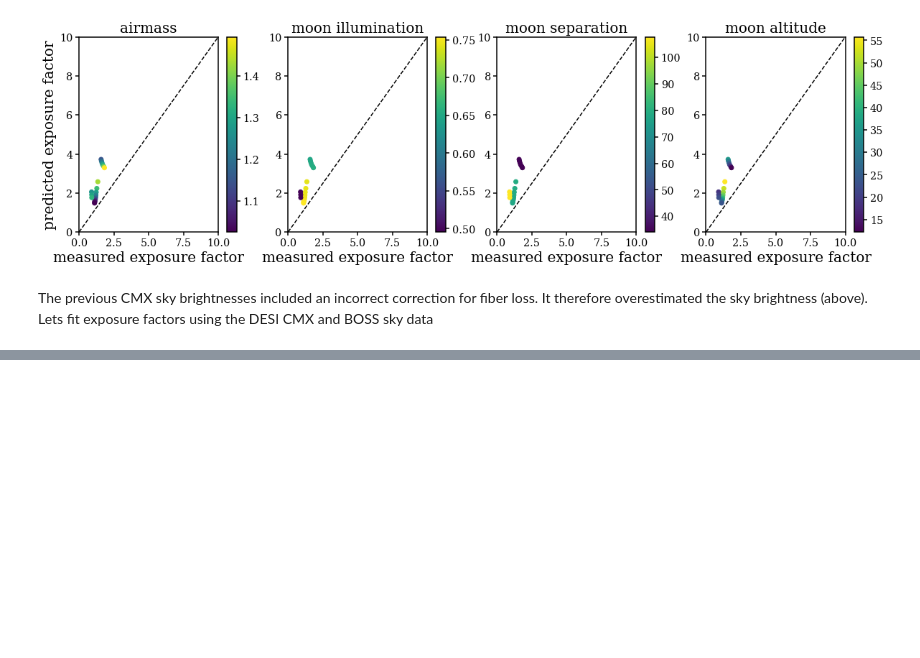
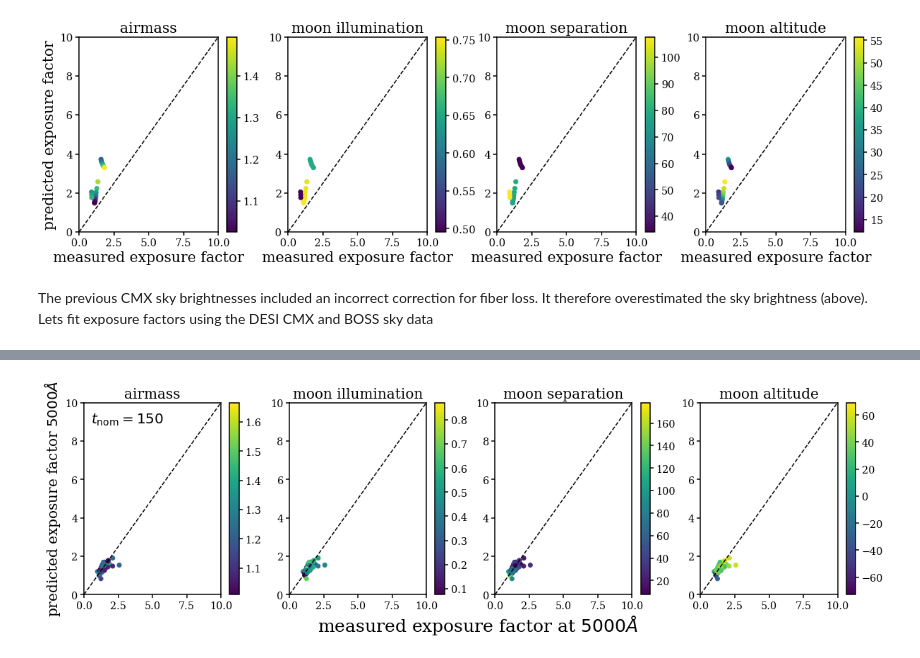
Before and after one commit to desi-bgs/feasiBGS, a Jupyter notebook: notebook/cmx/exposure_factor_refit.ipynb, the cells around one changed output, grey strips where cells are left out. Cells and saved outputs as stored; diff of their text form; code cells hidden in the pictures; blank space fills up the shorter version.

Commit message:
re fit exposure factors for series of tnom

```diff
--- a/notebook/cmx/exposure_factor_refit.ipynb
+++ b/notebook/cmx/exposure_factor_refit.ipynb
@@ -596,4 +502,0 @@ Pipeline(memory=None,
-# %%
-steps = regress_fexp_5000.get_params()
-_notwiCoefficients_v2 = steps['ridge'].coef_
-_notwiIntercept_v2 = steps['ridge'].intercept_
@@ -652,15 +502,0 @@ desi_model_v2_5000 = exposure_factor_model_v2(cmx_skies['airmass'], cmx_skies['m
-# %%
-fig = plt.figure(figsize=(20,5))
-for i, k in enumerate(['airmass', 'moon_ill', 'moon_sep', 'moon_alt']):
-    sub = fig.add_subplot(1,4,i+1)
-    sub.scatter(desi_tnom200_5000, desi_model_v2_5000, c=cmx_skies[k], marker='^')
-    sub.plot([0., 20.], [0., 20.], c='k', ls='--')
-    sub.set_xlim([0., 10.])
-    if i == 0: sub.set_ylabel('predicted exposure factor at $5000\AA$', fontsize=25)
-    sub.set_ylim([0., 10.])
-    sub.set_title(lbls[i], fontsize=20)
-    fig.colorbar(_plt)
-
-bkgd = fig.add_subplot(111, frameon=False)
-bkgd.set_xlabel('measured exposure factor at $5000\AA$', fontsize=25)
-bkgd.tick_params(labelcolor='none', top=False, bottom=False, left=False, right=False)
@@ -670,0 +503,65 @@ The model v1 exposure factors aren't perfect but works pretty well for most of t
+# %%
+desi_waves = [cmx_skies['wave_b'], cmx_skies['wave_r'], cmx_skies['wave_z']]
+boss_waves = [boss_skies['wave_b'][i], boss_skies['wave_r'][i]]
+
+for tnom in [150, 170, 200, 220, 250, 270, 300]:
+    _desi_fsky = np.zeros(len(cmx_skies['airmass']))
+    for i in range(len(cmx_skies['airmass'])):
+        _desi_fsky[i] = get_exposure_factor(desi_waves, [cmx_skies['sky_b'][i], cmx_skies['sky_r'][i], cmx_skies['sky_z'][i]], tnom=tnom, wavelength=5000)
+
+    _boss_fsky = np.zeros(len(boss_skies['airmass']))
+    for i in range(len(boss_skies['airmass'])):
+        _boss_fsky[i] = get_exposure_factor(boss_waves, [boss_skies['sky_b'][i], boss_skies['sky_r'][i]], tnom=tnom, wavelength=5000)
+
+
+    theta_train, theta_test, fsky_train, fsky_test = train_test_split(
+        np.vstack([
+            np.concatenate([cmx_skies['airmass'], boss_skies['airmass']]),
+            np.concatenate([cmx_skies['moon_ill'], boss_skies['moon_ill']]),
+            np.concatenate([cmx_skies['moon_sep'], boss_skies['moon_sep']]),
+            np.concatenate([cmx_skies['moon_alt'], boss_skies['moon_alt']])]).T,
+        np.concatenate([_desi_fsky, _boss_fsky]), test_size=0.2, random_state=0)
+
+    n_order = 3
+    regress_fsky = make_pipeline(PolynomialFeatures(n_order), Ridge(alpha=0.1))
+    regress_fsky.fit(theta_train, fsky_train)
+
+    steps = regress_fsky.get_params()
+    _notwiCoefficients_v2 = steps['ridge'].coef_
+    _notwiIntercept_v2 = steps['ridge'].intercept_
+
+    print('--- tnom = %.f --' % tnom)
+    print(_notwiCoefficients_v2)
+    print(_notwiIntercept_v2)
+    def exposure_factor_model_v2(airmass, moon_frac, moon_sep, moon_alt):
+        ''' third degree polynomial regression fit to exposure factor
+        '''
+        _notwiCoefficients = _notwiCoefficients_v2
+        _notwiIntercept = _notwiIntercept_v2
+
+        theta = np.atleast_2d(np.array([airmass, moon_frac, moon_sep, moon_alt]).T)
+
+        combs = chain.from_iterable(combinations_with_replacement(range(4), i) for i in range(0, n_order+1))
+        theta_transform = np.empty((theta.shape[0], len(_notwiCoefficients)))
+        for i, comb in enumerate(combs):
+            theta_transform[:, i] = theta[:, comb].prod(1)
+
+        return np.dot(theta_transform, _notwiCoefficients.T) + _notwiIntercept
+
+    fig = plt.figure(figsize=(20,5))
+    for i, k in enumerate(['airmass', 'moon_ill', 'moon_sep', 'moon_alt']):
+        sub = fig.add_subplot(1,4,i+1)
+        _plt = sub.scatter(fsky_test, exposure_factor_model_v2(*theta_test.T), c=theta_test[:,i])
+        sub.plot([0., 20.], [0., 20.], c='k', ls='--')
+        sub.set_xlim([0., 10.])
+        if i == 0:
+            sub.set_ylabel('predicted exposure factor $5000\AA$', fontsize=20)
+            sub.text(0.05, 0.95, r'$t_{\rm nom} = %.f$' % tnom, transform=sub.transAxes, ha='left', va='top', fontsize=20)
+        sub.set_ylim([0., 10.])
+        sub.set_title(lbls[i], fontsize=20)
+        fig.colorbar(_plt)
+
+    bkgd = fig.add_subplot(111, frameon=False)
+    bkgd.set_xlabel('measured exposure factor at $5000\AA$', fontsize=25)
+    bkgd.tick_params(labelcolor='none', top=False, bottom=False, left=False, right=False)
+# %% [output]
@@ -670,0 +645 @@ The model v1 exposure factors aren't perfect but works pretty well for most of t
+[figure, added]
```
Also changed, not shown: parts of 24 cells of this notebook.
